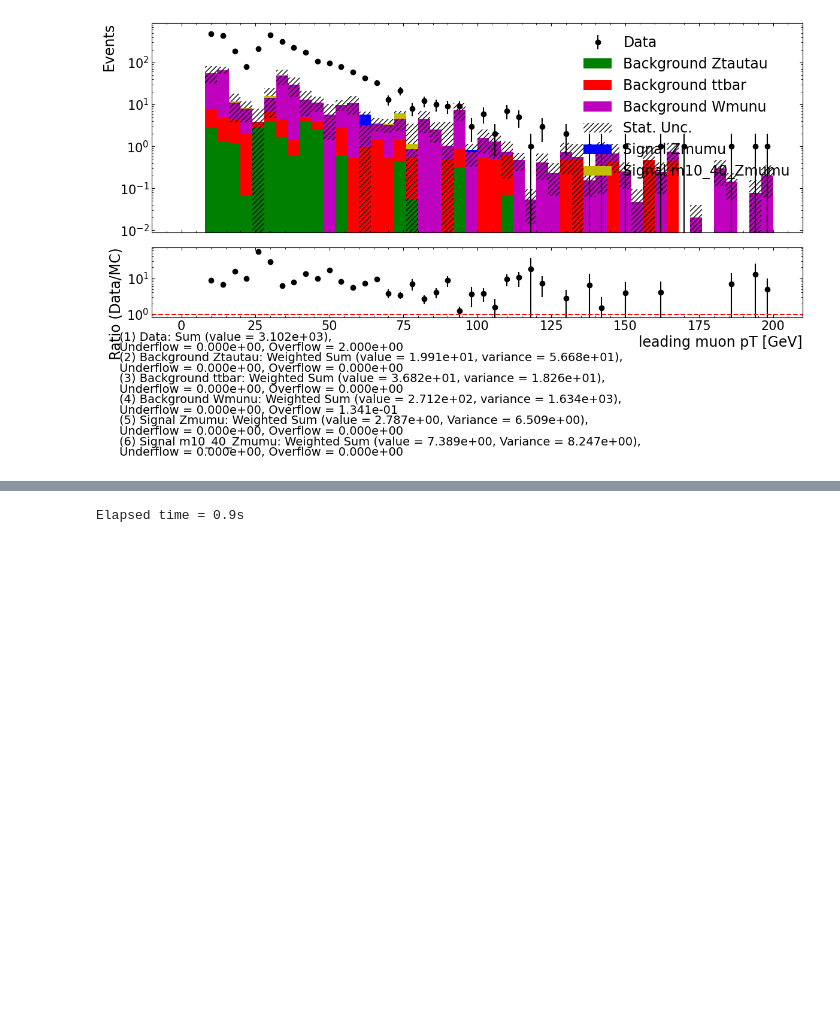
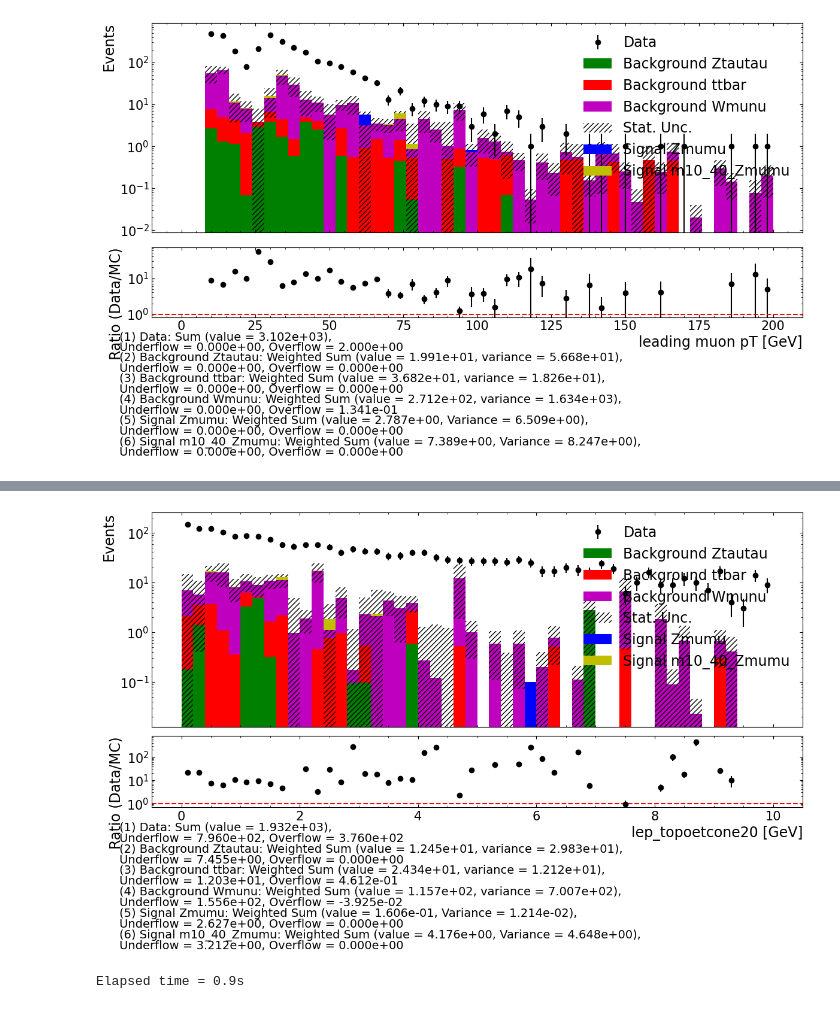
Before and after one commit to hongshaoyee/ATLAS-Higgs-ZW, a Jupyter notebook: ATLAS-parquet/DilepLabNotebook.ipynb, the cells around one changed output, grey strips where cells are left out. Cells and saved outputs as stored; diff of their text form; code cells hidden in the pictures; blank space fills up the shorter version.

```diff
--- a/ATLAS-parquet/DilepLabNotebook.ipynb
+++ b/ATLAS-parquet/DilepLabNotebook.ipynb
@@ -492,0 +565,22 @@ Elapsed time = 0.3s
+# %%
+#muon SS etcone
+plot_dict_mu_SS = {
+  'Data' : pt_data_mu_SS['2to4lep_0_02'],
+  'Signal Zmumu' : pt_data_mu_SS['Zmumu_0_02'],
+  'Signal m10_40_Zmumu' : pt_data_mu_SS['m10_40_Zmumu_0_02'],
+  'Background Ztautau' : pt_data_mu_SS['Ztautau_0_02'],
+  'Background ttbar' : pt_data_mu_SS['ttbar_0_02'],
+  'Background Wmunu' : pt_data_mu_SS['Wmunu_0_02'],
+}
+
+color_list = ['k','b','y','g','r','m']
+
+plot_variable = 'lep_topoetcone20[0]'
+xmin, xmax = 0, 10
+num_bins = 50
+x_label = 'lep_topoetcone20 [GeV]'
+
+fig_mu_sspt, hists_mu_sspt = plot_stacked_hist(plot_dict_mu_SS, plot_variable, color_list,
+                               num_bins, xmin, xmax, x_label,
+                               logy=True, show_text=True, residual_plot=True, save_fig=False)
+# %% [output]
@@ -493,3 +588,4 @@ Elapsed time = 0.3s
+[figure, added]
 # %%
 #muon OS mass
 plot_variable = 'mass'
```
Also changed, not shown: parts of 12 cells of this notebook.
